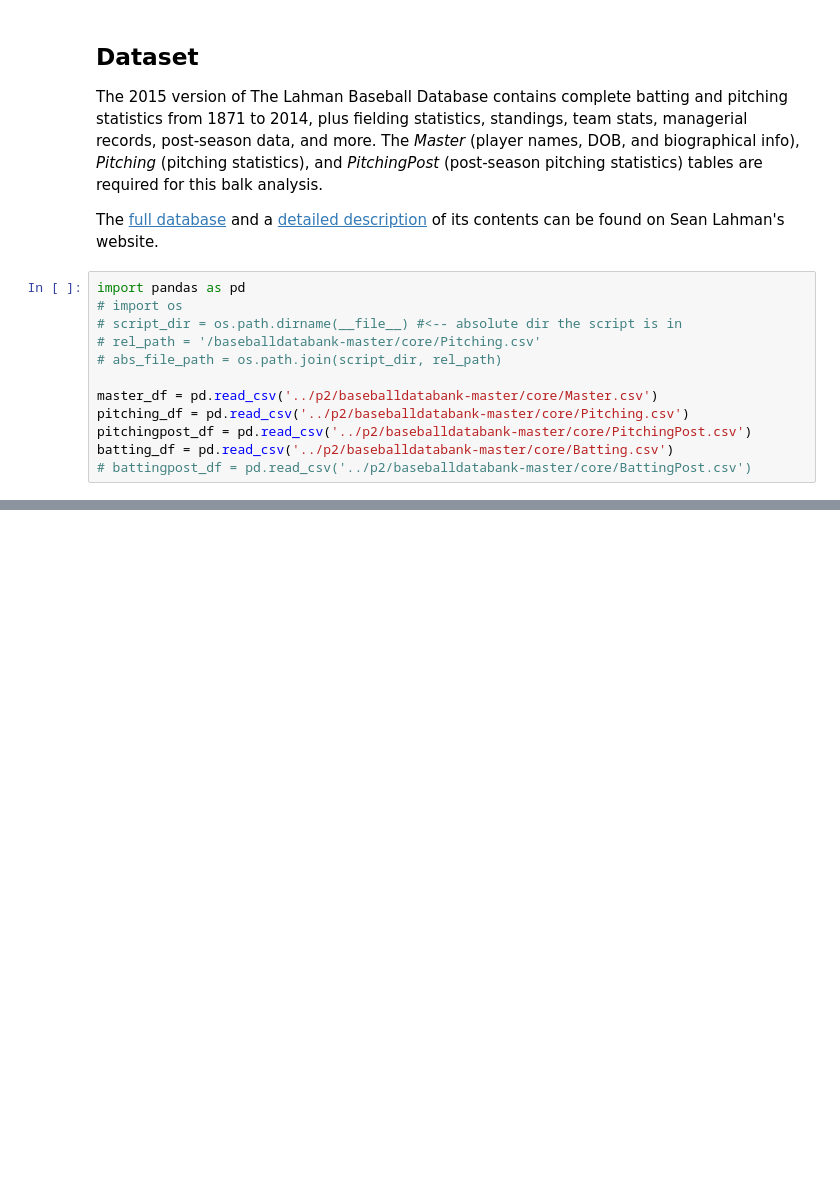
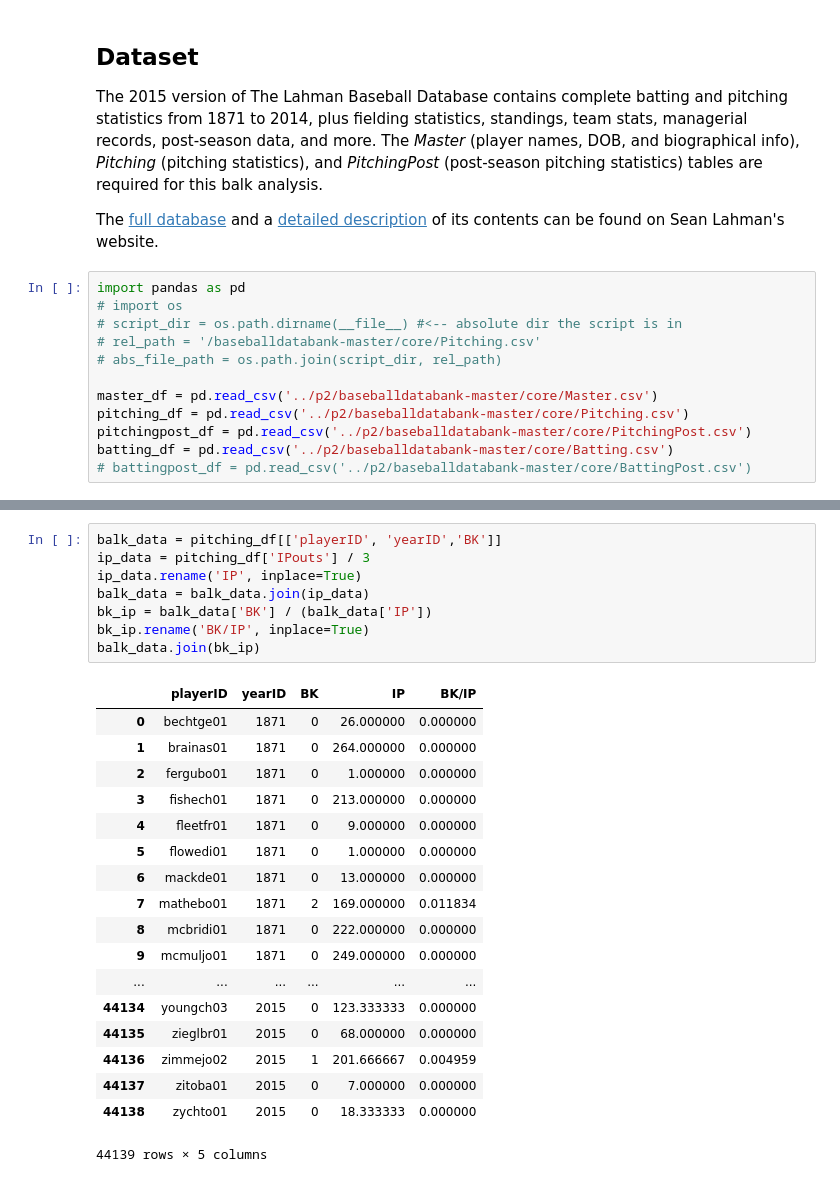
Before and after one commit to davidventuri/udacity-dand, a Jupyter notebook: p2/Data_Analyst_ND_Project2.ipynb, the cells around one changed output, grey strips where cells are left out. Saved outputs shown, nothing was run; the diff lists cells and outputs as text; blank space fills up the shorter version.

```diff
--- a/p2/Data_Analyst_ND_Project2.ipynb
+++ b/p2/Data_Analyst_ND_Project2.ipynb
@@ -164,3 +235,30 @@ balk_iron_man
 | 12872 | pacilpa01 | Pat | Pacillo | 1987-05-23 | 1988-06-01 | 0 | 50.333333 | 0.0 |
 | 12085 | murffre01 | Red | Murff | 1956-04-21 | 1957-05-30 | 0 | 50.333333 | 0.0 |
 1117 rows × 8 columns
+# %%
+balk_data = pitching_df[['playerID', 'yearID','BK']]
+ip_data = pitching_df['IPouts'] / 3
+ip_data.rename('IP', inplace=True)
+balk_data = balk_data.join(ip_data)
+bk_ip = balk_data['BK'] / (balk_data['IP'])
+bk_ip.rename('BK/IP', inplace=True)
+balk_data.join(bk_ip)
+# %% [output]
+|  | playerID | yearID | BK | IP | BK/IP |
+| 0 | bechtge01 | 1871 | 0 | 26.000000 | 0.000000 |
+| 1 | brainas01 | 1871 | 0 | 264.000000 | 0.000000 |
+| 2 | fergubo01 | 1871 | 0 | 1.000000 | 0.000000 |
+| 3 | fishech01 | 1871 | 0 | 213.000000 | 0.000000 |
+| 4 | fleetfr01 | 1871 | 0 | 9.000000 | 0.000000 |
+| 5 | flowedi01 | 1871 | 0 | 1.000000 | 0.000000 |
+| 6 | mackde01 | 1871 | 0 | 13.000000 | 0.000000 |
+| 7 | mathebo01 | 1871 | 2 | 169.000000 | 0.011834 |
+| 8 | mcbridi01 | 1871 | 0 | 222.000000 | 0.000000 |
+| 9 | mcmuljo01 | 1871 | 0 | 249.000000 | 0.000000 |
+| ... | ... | ... | ... | ... | ... |
+| 44134 | youngch03 | 2015 | 0 | 123.333333 | 0.000000 |
+| 44135 | zieglbr01 | 2015 | 0 | 68.000000 | 0.000000 |
+| 44136 | zimmejo02 | 2015 | 1 | 201.666667 | 0.004959 |
+| 44137 | zitoba01 | 2015 | 0 | 7.000000 | 0.000000 |
+| 44138 | zychto01 | 2015 | 0 | 18.333333 | 0.000000 |
+44139 rows × 5 columns
```
Also changed, not shown: parts of 7 cells of this notebook.
